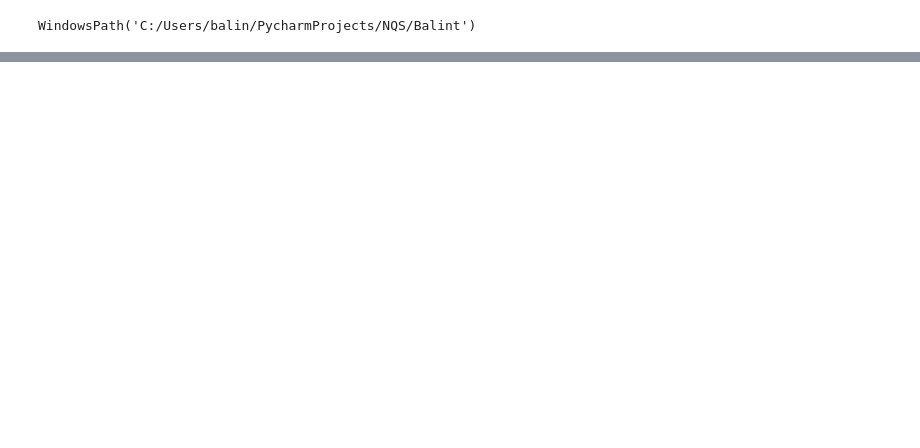
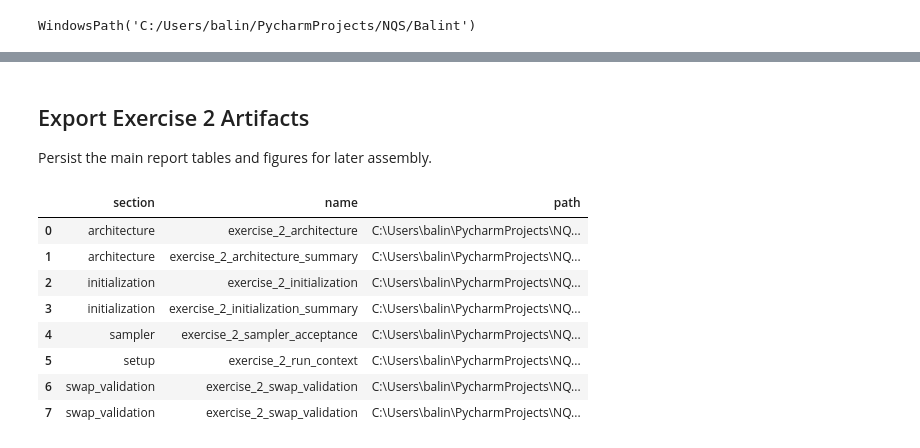
Before and after one commit to SBT2004/NQS, a Jupyter notebook: Balint/demos/exercise_2.ipynb, the cells around one changed output, grey strips where cells are left out. Drawn from its saved outputs; the diff is of its cells as text; code cells hidden in the pictures; blank space fills up the shorter version.

```diff
--- a/Balint/demos/exercise_2.ipynb
+++ b/Balint/demos/exercise_2.ipynb
@@ -408,0 +219,22 @@ build_output_manifest([
+# %%
+exercise_2_swap_validation = run_random_architecture_study(
+    architecture_configs={
+        'RBM alpha=1': {
+            'model_name': 'RBM',
+            'model_kwargs': {'alpha': 1},
+            'initialization': {'phase_scale': 0.0, 'label': 'real-amplitude'},
+        }
+    },
+    seeds=(0,),
+    lattice_shape=validation_config['lattice_shape'],
+    pbc=validation_config['pbc'],
+    hamiltonian=validation_config['hamiltonian'],
+    J=validation_config['J'],
+    h=validation_config['h'],
+    n_samples=sampling_config['n_samples'],
+    n_discard_per_chain=sampling_config['n_discard_per_chain'],
+    n_chains=sampling_config['n_chains'],
+    entropy_n_independent_runs=24,
+)
+exercise_2_swap_table = exercise_2_swap_validation['entropy_scan_table'].copy()
+exercise_2_swap_table[['model', 'subsystem_size', 'exact_renyi2', 'sampled_renyi2', 'estimator_std']]
@@ -408,0 +513,37 @@ build_output_manifest([
+# %% [markdown]
+## Export Exercise 2 Artifacts
+
+Persist the main report tables and figures for later assembly.
+# %%
+artifact_entries = []
+
+for name, table, section in [
+    ('exercise_2_run_context', exercise_2_run_context, 'setup'),
+    ('exercise_2_swap_validation', exercise_2_swap_table, 'swap_validation'),
+    ('exercise_2_initialization_summary', exercise_2_initialization_summary, 'initialization'),
+    ('exercise_2_architecture_summary', exercise_2_architecture_summary, 'architecture'),
+]:
+    table_paths = save_report_table(table, name, output_dir=exercise_output_dir)
+    artifact_entries.append({'section': section, 'name': name, 'path': str(table_paths['csv'])})
+
+for name, figure, section in [
+    ('exercise_2_sampler_acceptance', sampler_figure, 'sampler'),
+    ('exercise_2_swap_validation', swap_figure, 'swap_validation'),
+    ('exercise_2_initialization', init_figure, 'initialization'),
+    ('exercise_2_architecture', architecture_figure, 'architecture'),
+]:
+    figure_path = save_report_figure(figure, name, output_dir=exercise_output_dir)
+    artifact_entries.append({'section': section, 'name': name, 'path': str(figure_path)})
+
+exercise_2_manifest = build_output_manifest(artifact_entries)
+exercise_2_manifest
+# %% [output]
+|  | section | name | path |
+| 0 | architecture | exercise_2_architecture | C:\Users\balin\PycharmProjects\NQ... |
+| 1 | architecture | exercise_2_architecture_summary | C:\Users\balin\PycharmProjects\NQ... |
+| 2 | initialization | exercise_2_initialization | C:\Users\balin\PycharmProjects\NQ... |
+| 3 | initialization | exercise_2_initialization_summary | C:\Users\balin\PycharmProjects\NQ... |
+| 4 | sampler | exercise_2_sampler_acceptance | C:\Users\balin\PycharmProjects\NQ... |
+| 5 | setup | exercise_2_run_context | C:\Users\balin\PycharmProjects\NQ... |
+| 6 | swap_validation | exercise_2_swap_validation | C:\Users\balin\PycharmProjects\NQ... |
+| 7 | swap_validation | exercise_2_swap_validation | C:\Users\balin\PycharmProjects\NQ... |
```
Also changed, not shown: parts of 52 cells of this notebook, 4 other files.
